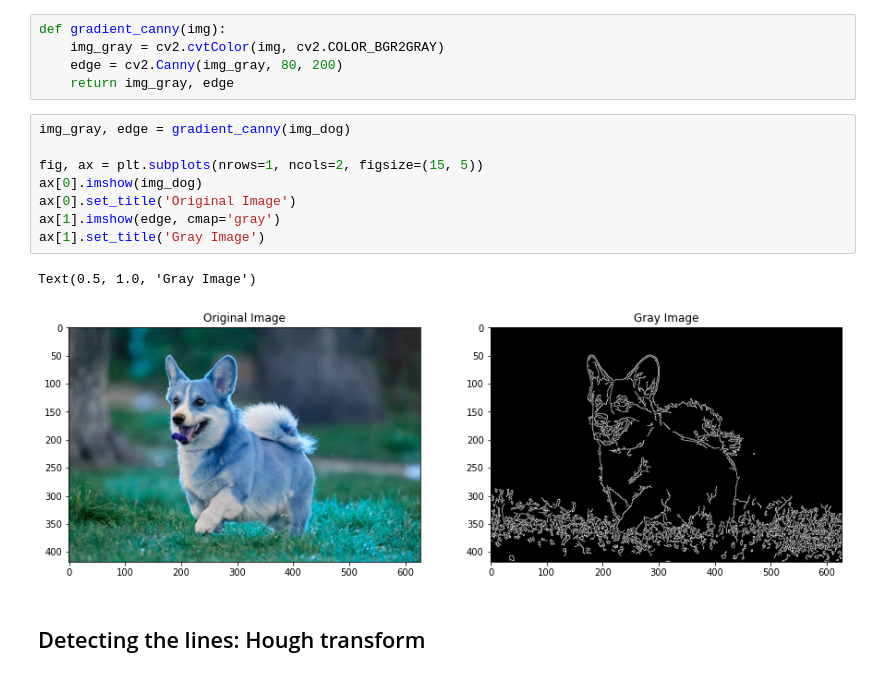
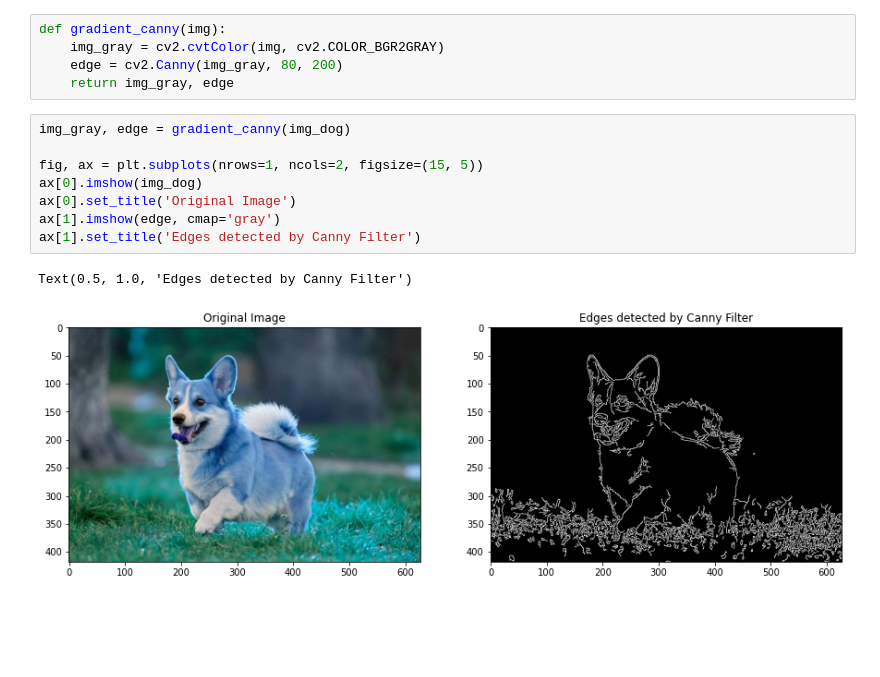
Before and after one commit to borislevant/python4cv, a Jupyter notebook: edges_canny_hough.ipynb, the cells around one changed output. Cells and saved outputs as stored; diff of their text form; blank space fills up the shorter version.

```diff
--- a/edges_canny_hough.ipynb
+++ b/edges_canny_hough.ipynb
@@ -155,13 +155,11 @@ def gradient_canny(img):
 # %%
 img_gray, edge = gradient_canny(img_dog)
 
 fig, ax = plt.subplots(nrows=1, ncols=2, figsize=(15, 5))
 ax[0].imshow(img_dog)
 ax[0].set_title('Original Image')
 ax[1].imshow(edge, cmap='gray')
-ax[1].set_title('Gray Image')
+ax[1].set_title('Edges detected by Canny Filter')
 # %% [output]
-Text(0.5, 1.0, 'Gray Image')
+Text(0.5, 1.0, 'Edges detected by Canny Filter')
-[figure, old version]
+[figure, new version]
-# %% [markdown]
-## Detecting the lines: Hough transform
```
Also changed, not shown: parts of 38 cells of this notebook.
